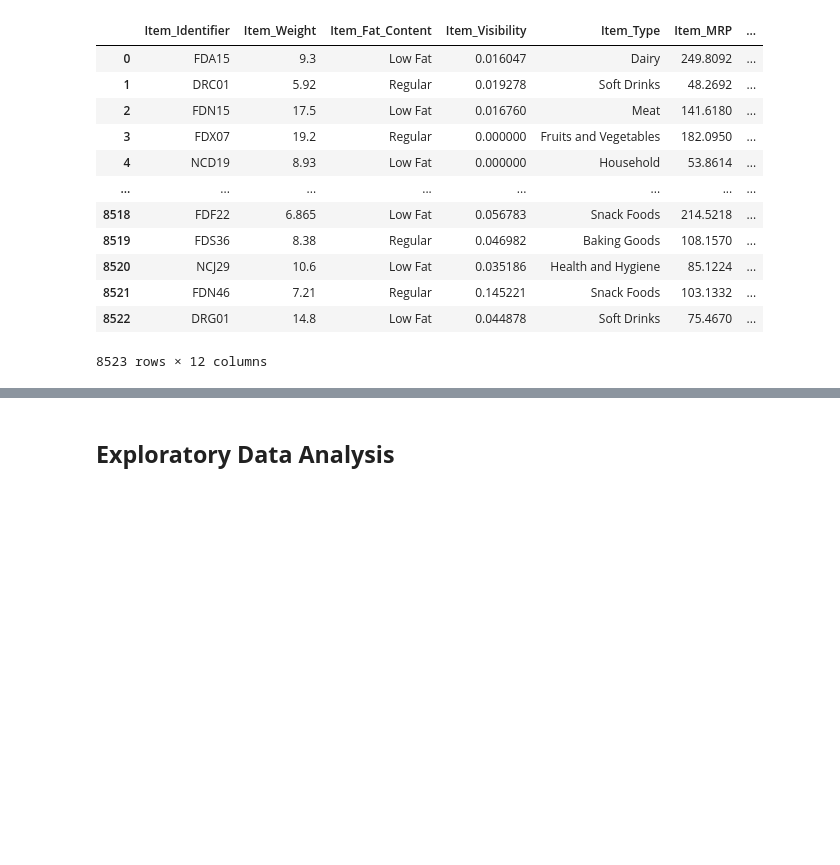
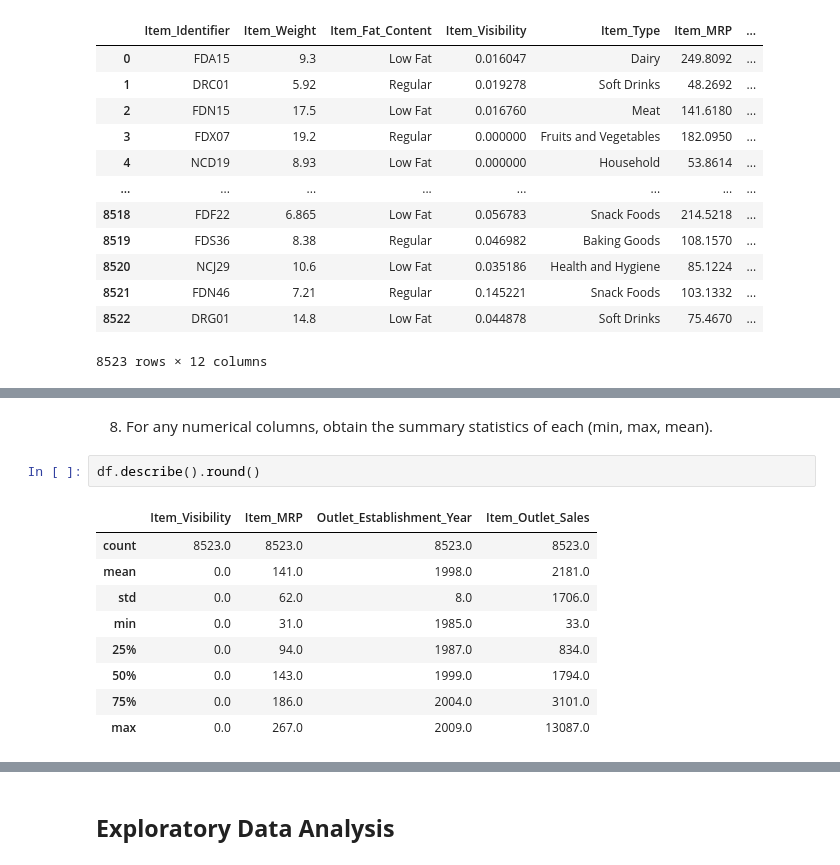
Before and after one commit to VALDE021/Prediction-of-Product-Sales, a Jupyter notebook: Eric_N_Valdez's_Prediction_of_Product_Sales.ipynb, the cells around one changed output, grey strips where cells are left out. Saved outputs shown, nothing was run; the diff lists cells and outputs as text; blank space fills up the shorter version.

```diff
--- a/Eric_N_Valdez's_Prediction_of_Product_Sales.ipynb
+++ b/Eric_N_Valdez's_Prediction_of_Product_Sales.ipynb
@@ -148,0 +209,14 @@ dtype: float64
+# %% [markdown]
+8) For any numerical columns, obtain the summary statistics of each (min, max, mean).
+# %%
+df.describe().round()
+# %% [output]
+|  | Item_Visibility | Item_MRP | Outlet_Establishment_Year | Item_Outlet_Sales |
+| count | 8523.0 | 8523.0 | 8523.0 | 8523.0 |
+| mean | 0.0 | 141.0 | 1998.0 | 2181.0 |
+| std | 0.0 | 62.0 | 8.0 | 1706.0 |
+| min | 0.0 | 31.0 | 1985.0 | 33.0 |
+| 25% | 0.0 | 94.0 | 1987.0 | 834.0 |
+| 50% | 0.0 | 143.0 | 1999.0 | 1794.0 |
+| 75% | 0.0 | 186.0 | 2004.0 | 3101.0 |
+| max | 0.0 | 267.0 | 2009.0 | 13087.0 |
```
Also changed, not shown: parts of 27 cells of this notebook.
